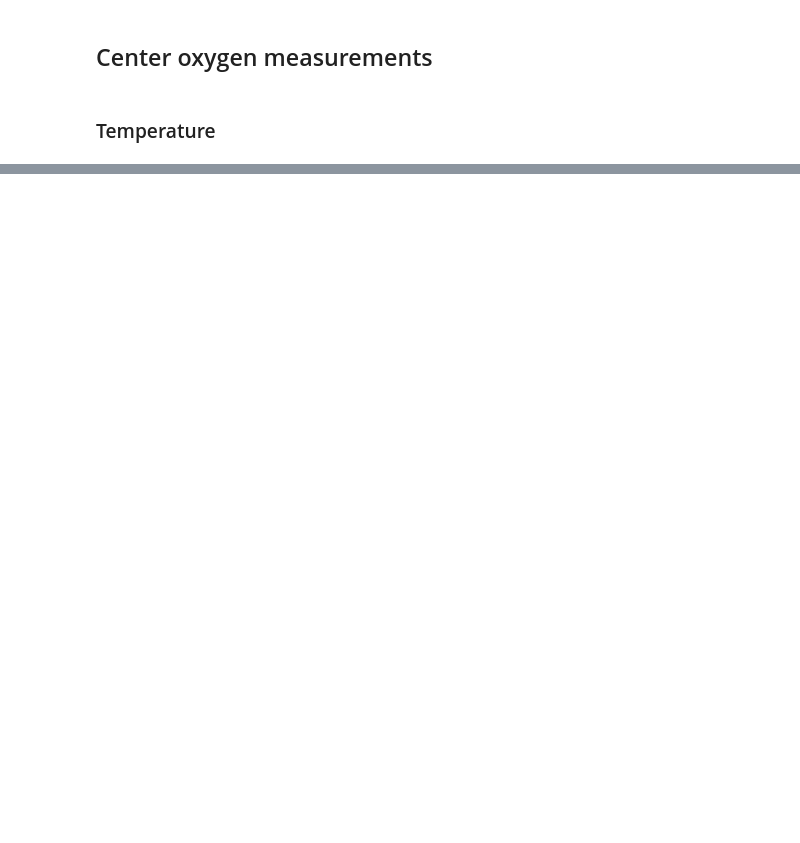
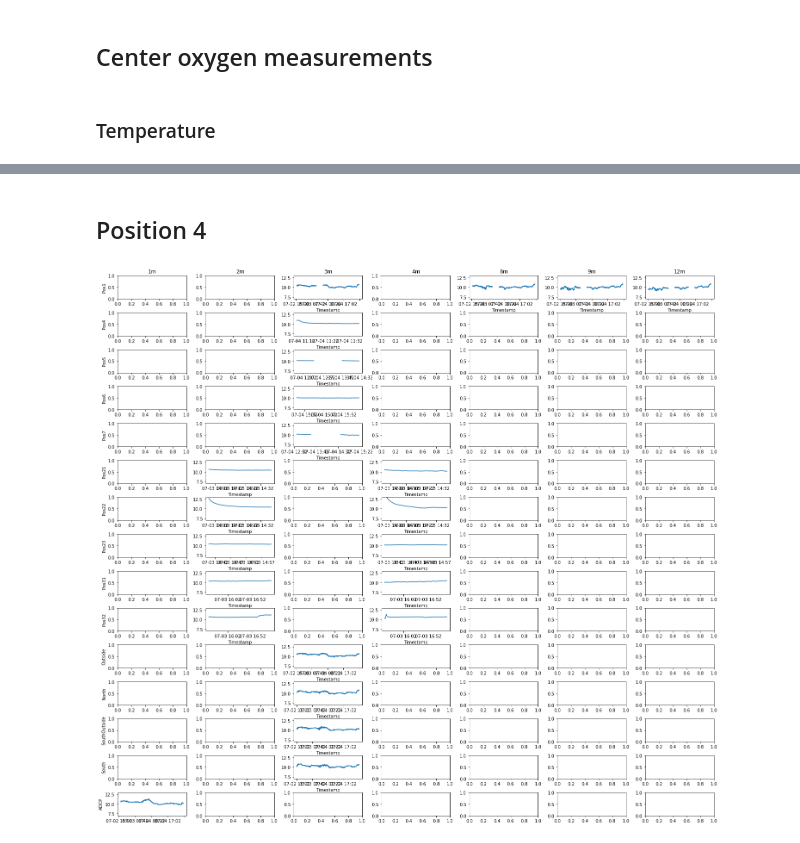
Before and after one commit to larsmmo/Master, a Jupyter notebook: src/visualization.ipynb, the cells around one changed output, grey strips where cells are left out. Cells and saved outputs as stored; diff of their text form; code cells hidden in the pictures; blank space fills up the shorter version.

```diff
--- a/src/visualization.ipynb
+++ b/src/visualization.ipynb
@@ -71,0 +85,31 @@ for i in range(3,13,3):
+# %% [markdown]
+## Position 4
+# %%
+tempColumns = [col for col in df.columns if 'Temp' in col]
+positions = []
+depths = [1, 2, 3, 4, 6, 9, 12]
+
+fig, axes = plt.subplots(15,len(depths), figsize=(20,18))
+fig.tight_layout()
+
+for key, col in enumerate(tempColumns):
+    depth = int(re.search('m\d+', col).group()[1:])  # Get sensor depth
+    pos = col[0:re.search('m\d+', col).start()]      # Get sensor position
+
+    if pos not in positions:   # Slow, switch to dict later maybe
+        positions.append(pos)
+
+    df.loc[:,col].plot(ax=axes[positions.index(pos), depths.index(depth)], ylim=(8,12))
+
+
+for key, ax in enumerate(axes[0]):
+    ax.set_title(str(depths[key]) + 'm')
+    #plt.xticks(rotation=45)
+
+for key, ax in enumerate(axes[:,0]):
+    ax.set_ylabel(positions[key])
+    ax.xaxis.label.set_visible(False)
+
+# TODO: Remove Pos 22 temp measurements?
+# %% [output]
+[figure, added]
```
Also changed, not shown: parts of 9 cells of this notebook, 1 other file.
